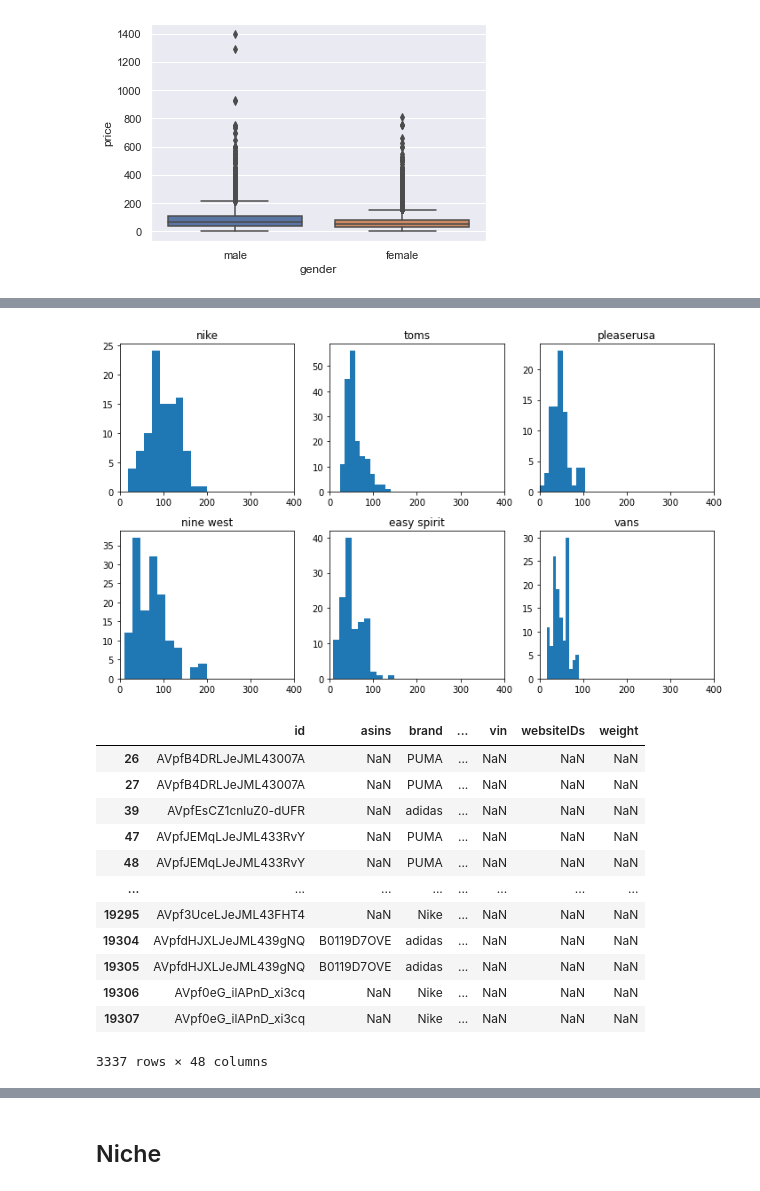
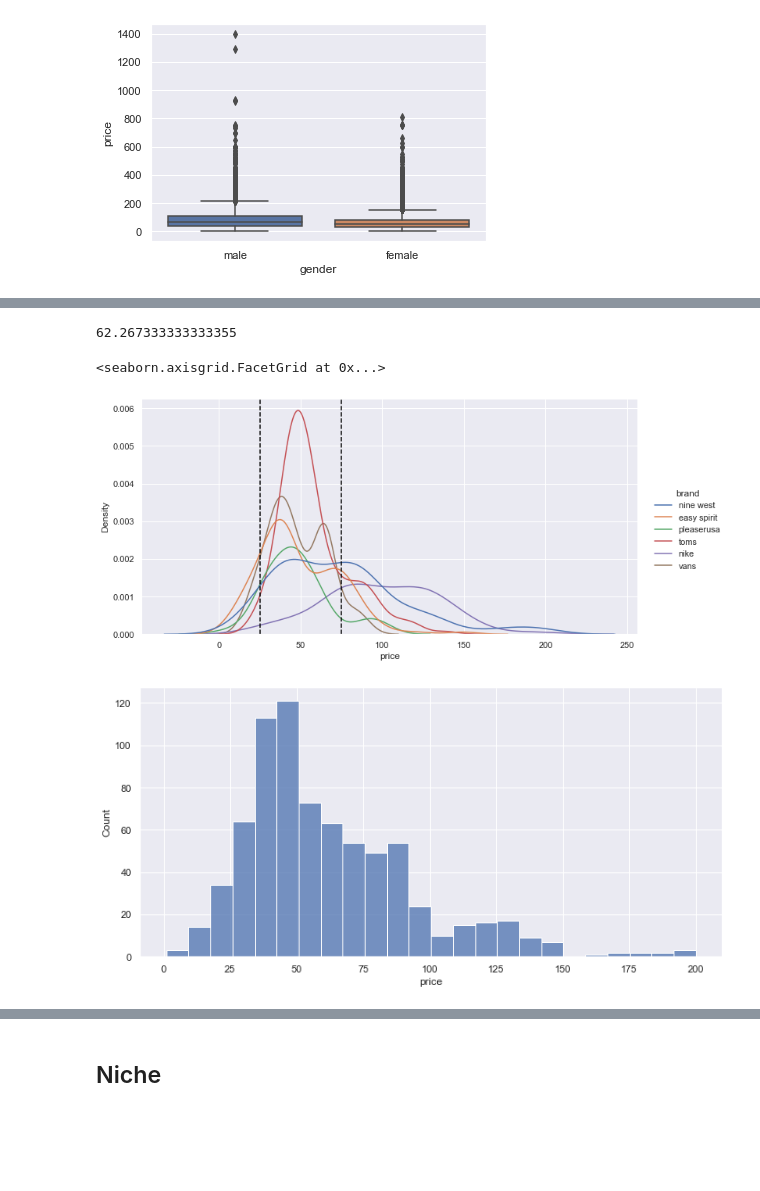
Before and after one commit to uniaaron/InsightManagement, a Jupyter notebook: Insight Management.ipynb, the cells around one changed output, grey strips where cells are left out. Saved outputs shown, nothing was run; the diff lists cells and outputs as text; code cells hidden in the pictures; blank space fills up the shorter version.

```diff
--- a/Insight Management.ipynb
+++ b/Insight Management.ipynb
@@ -389,55 +300,14 @@ top brands for men (count):
-# %%
-# SELECT lower(brand), count(DISTINCT(id)) FROM 7003_1 GROUP BY lower(brand);
-
-top_women_brands = ["nike", "toms", "pleaserusa", "nine west", "easy spirit", "vans"]
-top_brand_df = df.query(f'brand.str.lower() == {top_women_brands}')
-
-nike_df = df.query('brand.str.lower() == "nike"')
-toms_df = df.query('brand.str.lower() == "toms"')
-pleaserusa_df = df.query('brand.str.lower() == "pleaserusa"')
-ninewest_df = df.query('brand.str.lower() == "nine west"')
-easyspirit_df = df.query('brand.str.lower() == "easy spirit"')
-vans_df = df.query('brand.str.lower() == "vans"')
-
-all_df = [nike_df, toms_df, pleaserusa_df, ninewest_df, easyspirit_df, vans_df]
-# %%
-# must consider different currencies
-count = 1
-plt.figure(figsize=(10,6))
-
-for i in all_df:
-    price_list = []
-
-    for item in i["price"]:
-        price_list.append(float(item))
-
-    price_list = sorted(price_list)
-
-    plt.subplot(2, 3, count)
-    plt.xlim(0, 400)
-    plt.title(top_women_brands[count-1])
-    plt.hist(price_list, bins=10)
-
-    count += 1
-
-plt.tight_layout()
-# %% [output]
-[figure, removed]
-# %%
-top_men_brands = ["nike", "puma", "reebok", "adidas", "new balance"]
-top_brand_df = df.query(f'brand.str.lower() == {top_men_brands}')
-top_brand_df
-# %% [output]
-|  | id | asins | brand | ... | vin | websiteIDs | weight |
-| 26 | AVpfB4DRLJeJML43007A | NaN | PUMA | ... | NaN | NaN | NaN |
-| 27 | AVpfB4DRLJeJML43007A | NaN | PUMA | ... | NaN | NaN | NaN |
-| 39 | AVpfEsCZ1cnluZ0-dUFR | NaN | adidas | ... | NaN | NaN | NaN |
-| 47 | AVpfJEMqLJeJML433RvY | NaN | PUMA | ... | NaN | NaN | NaN |
-| 48 | AVpfJEMqLJeJML433RvY | NaN | PUMA | ... | NaN | NaN | NaN |
-| ... | ... | ... | ... | ... | ... | ... | ... |
-| 19295 | AVpf3UceLJeJML43FHT4 | NaN | Nike | ... | NaN | NaN | NaN |
-| 19304 | AVpfdHJXLJeJML439gNQ | B0119D7OVE | adidas | ... | NaN | NaN | NaN |
-| 19305 | AVpfdHJXLJeJML439gNQ | B0119D7OVE | adidas | ... | NaN | NaN | NaN |
-| 19306 | AVpf0eG_ilAPnD_xi3cq | NaN | Nike | ... | NaN | NaN | NaN |
-| 19307 | AVpf0eG_ilAPnD_xi3cq | NaN | Nike | ... | NaN | NaN | NaN |
-3337 rows × 48 columns
+# %%
+sns.displot(top_brand_df, x="price", hue="brand", kind="kde", height=5, aspect=2)
+plt.axvline(25, 0, 1, c="black", linestyle="--")
+plt.axvline(75, 0, 1, c="black", linestyle="--")
+
+avg_price = sum(top_brand_df["price"]) / len(top_brand_df["price"])
+print(avg_price)
+
+sns.displot(top_brand_df, x="price", height=5, aspect=2)
+# %% [output]
+62.267333333333355
+<seaborn.axisgrid.FacetGrid at 0x...>
+[figure, added]
+[figure, added]
```
Also changed, not shown: parts of 24 cells of this notebook.
